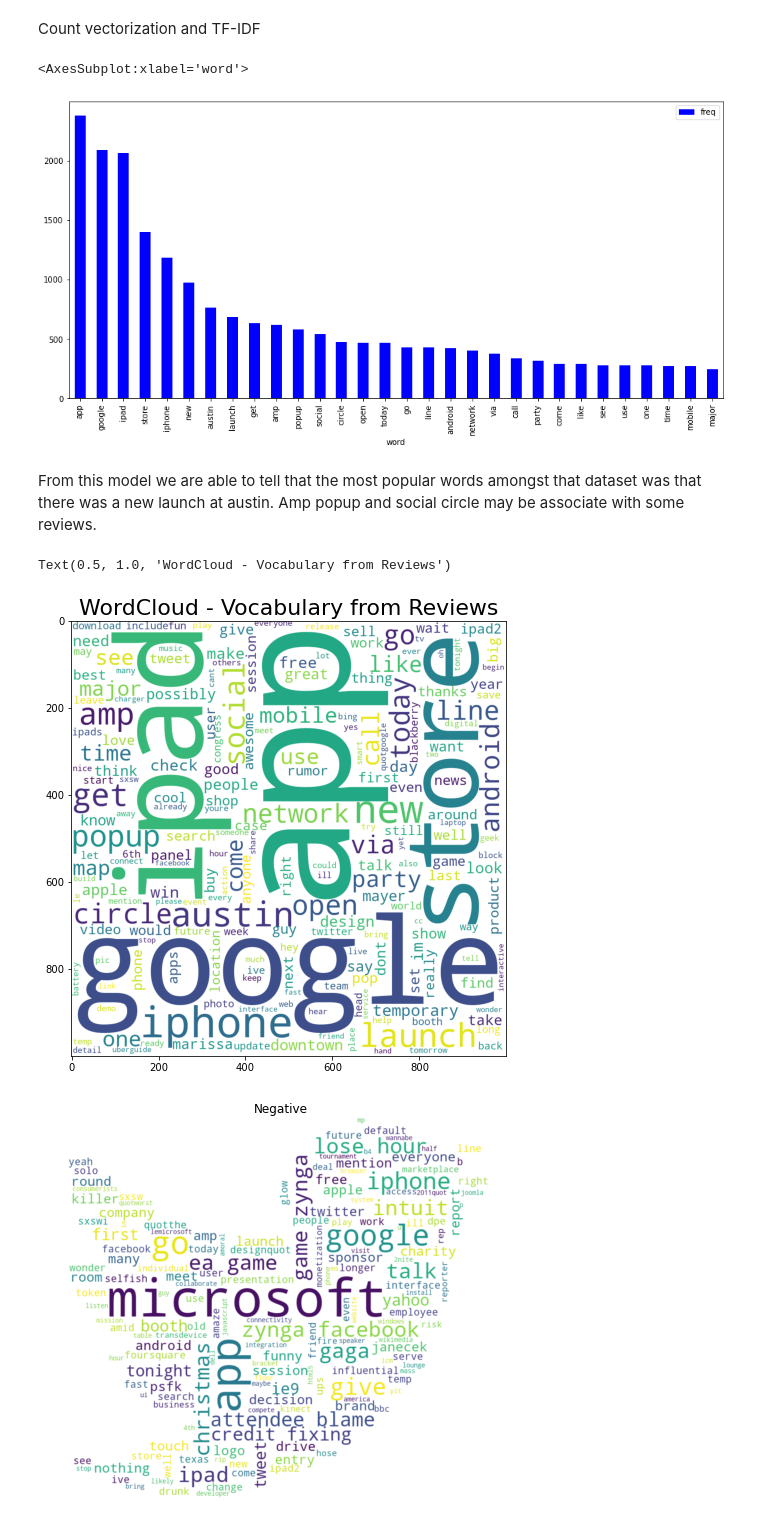
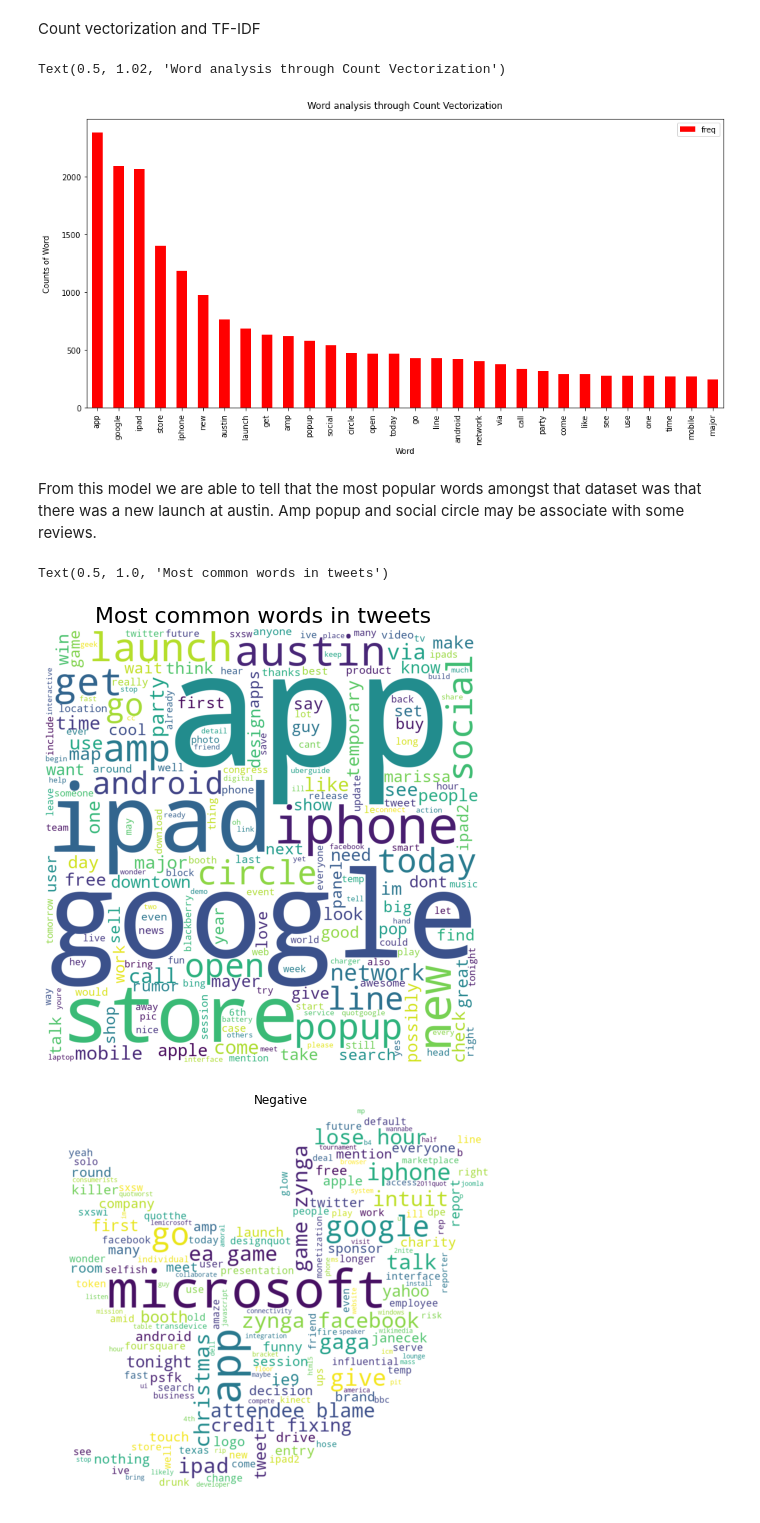
Before and after one commit to RaymondLeong94/Flatiron-Project-4-, a Jupyter notebook: Project 4 Draft.ipynb, the cells around one changed output. Saved outputs shown, nothing was run; the diff lists cells and outputs as text; code cells hidden in the pictures.

```diff
--- a/Project 4 Draft.ipynb
+++ b/Project 4 Draft.ipynb
@@ -567,10 +556,13 @@ words_freq = sorted(words_freq, key = lambda x: x[1], reverse = True)
 #create the df
 frequency = pd.DataFrame(words_freq, columns=['word', 'freq'])
 
-frequency.head(30).plot(x='word', y='freq', kind='bar', figsize=(15, 7), color = 'blue')
+frequency.head(30).plot(x='word', y='freq', kind='bar', figsize=(15, 7), color = 'red')
+plt.xlabel("Word")
+plt.ylabel("Counts of Word", labelpad=14)
+plt.title("Word analysis through Count Vectorization", y=1.02)
 # %% [output]
-<AxesSubplot:xlabel='word'>
+Text(0.5, 1.02, 'Word analysis through Count Vectorization')
-[figure, old version]
+[figure, new version]
 # %% [markdown]
 From this model we are able to tell that the most popular words amongst that dataset was that there was a new launch at austin. Amp popup and social circle may be associate with some reviews.
 # %%
@@ -578,18 +570,19 @@ From this model we are able to tell that the most popular words amongst that dat
 # %%
 import matplotlib.pyplot as plt
 import seaborn as sns
 
 import warnings
 from wordcloud import WordCloud
 
 wordcloud = WordCloud(background_color = 'white', width = 1000, height = 1000).generate_from_frequencies(dict(words_freq))
 
 plt.figure(figsize=(10,8))
 plt.imshow(wordcloud)
-plt.title("WordCloud - Vocabulary from Reviews", fontsize = 22)
+plt.axis('off')
+plt.title("Most common words in tweets", fontsize = 22)
 # %% [output]
-Text(0.5, 1.0, 'WordCloud - Vocabulary from Reviews')
+Text(0.5, 1.0, 'Most common words in tweets')
-[figure, old version]
+[figure, new version]
 # %%
 #negative words about google
 from PIL import Image
```
Also changed, not shown: parts of 56 cells of this notebook.
